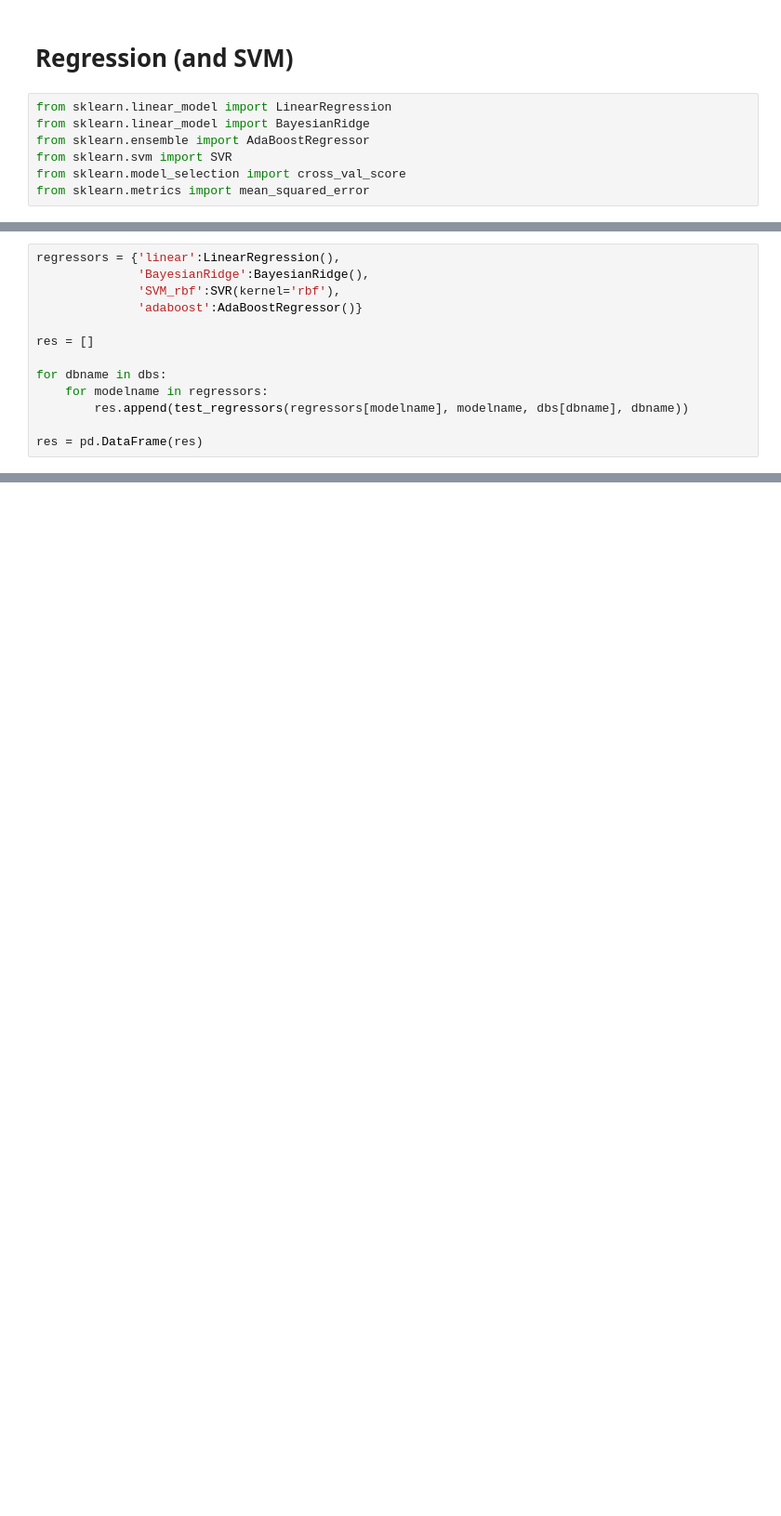
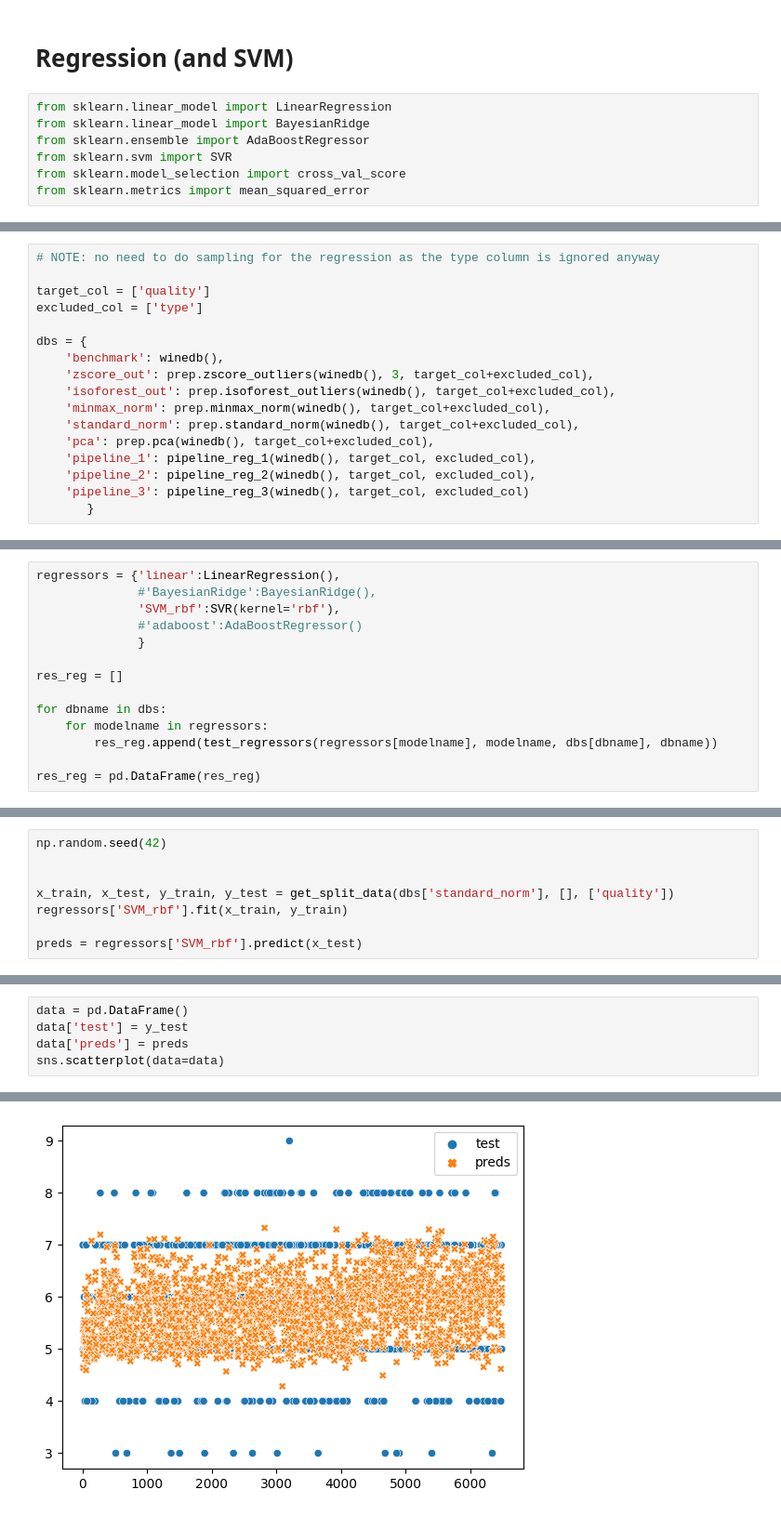
Before and after one commit to tommaso-massaglia/MML, a Jupyter notebook: model_training.ipynb, the cells around one changed output, grey strips where cells are left out. Shown: that part at 93% size. Cells and saved outputs as stored; diff of their text form; blank space fills up the shorter version.

```diff
--- a/model_training.ipynb
+++ b/model_training.ipynb
@@ -140,2 +152,19 @@ dbs = {
+# %%
+# NOTE: no need to do sampling for the regression as the type column is ignored anyway
+
+target_col = ['quality']
+excluded_col = ['type']
+
+dbs = {
+    'benchmark': winedb(),
+    'zscore_out': prep.zscore_outliers(winedb(), 3, target_col+excluded_col),
+    'isoforest_out': prep.isoforest_outliers(winedb(), target_col+excluded_col),
+    'minmax_norm': prep.minmax_norm(winedb(), target_col+excluded_col),
+    'standard_norm': prep.standard_norm(winedb(), target_col+excluded_col),
+    'pca': prep.pca(winedb(), target_col+excluded_col),
+    'pipeline_1': pipeline_reg_1(winedb(), target_col, excluded_col),
+    'pipeline_2': pipeline_reg_2(winedb(), target_col, excluded_col),
+    'pipeline_3': pipeline_reg_3(winedb(), target_col, excluded_col)
+       }
 # %%
 def test_regressors(regressor, regressor_name, input_db, dbname):
@@ -153,14 +183,15 @@ def test_regressors(regressor, regressor_name, input_db, dbname):
             'mse':mse})
 # %%
 regressors = {'linear':LinearRegression(),
-              'BayesianRidge':BayesianRidge(),
+              #'BayesianRidge':BayesianRidge(),
               'SVM_rbf':SVR(kernel='rbf'),
-              'adaboost':AdaBoostRegressor()}
+              #'adaboost':AdaBoostRegressor()
+              }
 
-res = []
+res_reg = []
 
 for dbname in dbs:
     for modelname in regressors:
-        res.append(test_regressors(regressors[modelname], modelname, dbs[dbname], dbname))
+        res_reg.append(test_regressors(regressors[modelname], modelname, dbs[dbname], dbname))
 
-res = pd.DataFrame(res)
+res_reg = pd.DataFrame(res_reg)
@@ -186,0 +220,8 @@ res
+# %%
+np.random.seed(42)
+
+
+x_train, x_test, y_train, y_test = get_split_data(dbs['standard_norm'], [], ['quality'])
+regressors['SVM_rbf'].fit(x_train, y_train)
+
+preds = regressors['SVM_rbf'].predict(x_test)
@@ -186,0 +232,6 @@ res
+# %%
+data = pd.DataFrame()
+data['test'] = y_test
+data['preds'] = preds
+sns.scatterplot(data=data)
+# %% [output]
@@ -186,0 +239 @@ res
+[figure, added]
```
Also changed, not shown: parts of 20 cells of this notebook, 8 other files.
